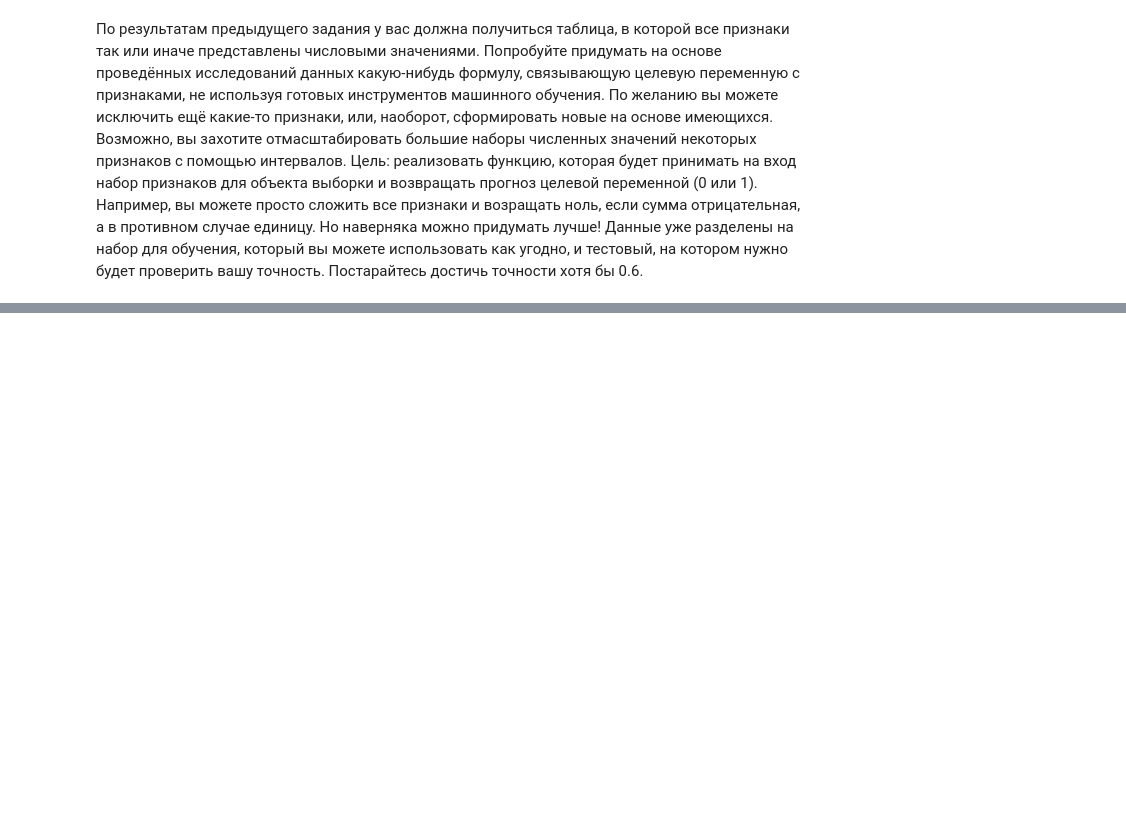
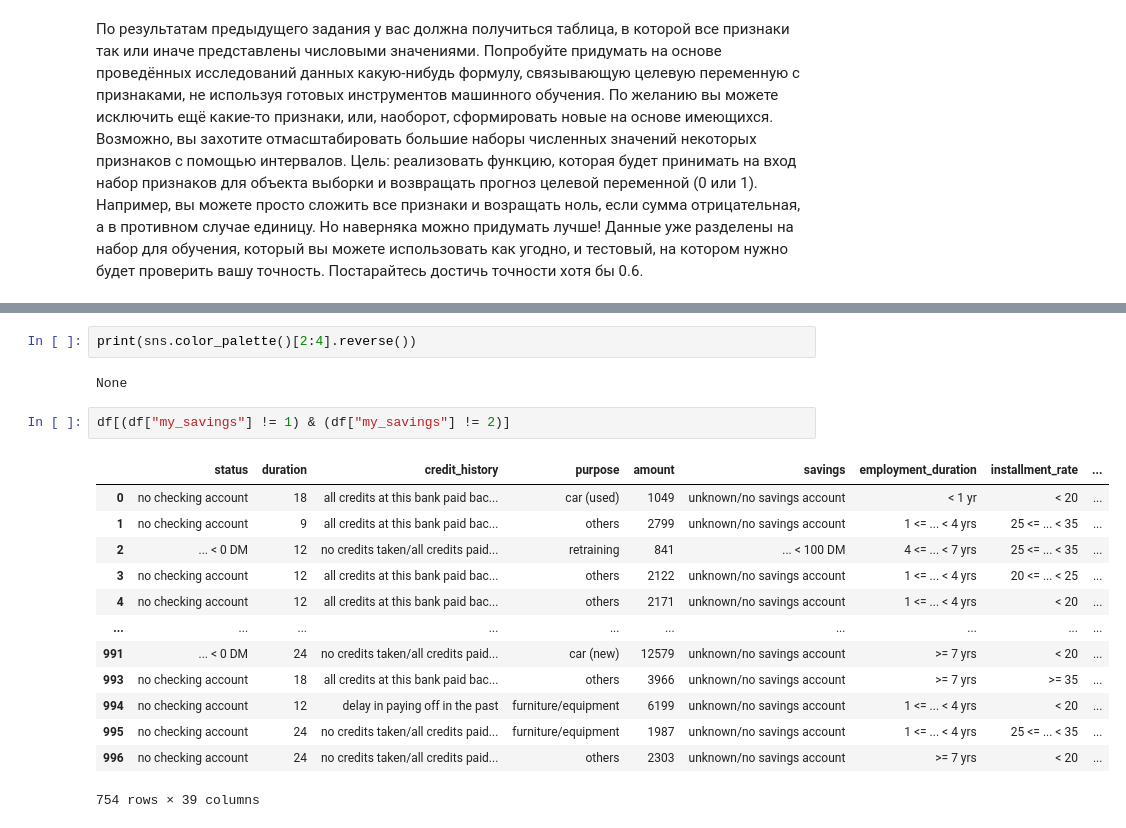
Before and after one commit to TyurinIvan/iad2021, a Jupyter notebook: hw3/hw03-EDA.ipynb, the cells around one changed output, grey strips where cells are left out. Cells and saved outputs as stored; diff of their text form; blank space fills up the shorter version.

```diff
--- a/hw3/hw03-EDA.ipynb
+++ b/hw3/hw03-EDA.ipynb
@@ -335,0 +389,20 @@ df
+# %%
+print(sns.color_palette()[2:4].reverse())
+# %% [output]
+None
+# %%
+df[(df["my_savings"] != 1) & (df["my_savings"] != 2)]
+# %% [output]
+|  | status | duration | credit_history | purpose | amount | savings | employment_duration | installment_rate | ... |
+| 0 | no checking account | 18 | all credits at this bank paid bac... | car (used) | 1049 | unknown/no savings account | < 1 yr | < 20 | ... |
+| 1 | no checking account | 9 | all credits at this bank paid bac... | others | 2799 | unknown/no savings account | 1 <= ... < 4 yrs | 25 <= ... < 35 | ... |
+| 2 | ... < 0 DM | 12 | no credits taken/all credits paid... | retraining | 841 | ... < 100 DM | 4 <= ... < 7 yrs | 25 <= ... < 35 | ... |
+| 3 | no checking account | 12 | all credits at this bank paid bac... | others | 2122 | unknown/no savings account | 1 <= ... < 4 yrs | 20 <= ... < 25 | ... |
+| 4 | no checking account | 12 | all credits at this bank paid bac... | others | 2171 | unknown/no savings account | 1 <= ... < 4 yrs | < 20 | ... |
+| ... | ... | ... | ... | ... | ... | ... | ... | ... | ... |
+| 991 | ... < 0 DM | 24 | no credits taken/all credits paid... | car (new) | 12579 | unknown/no savings account | >= 7 yrs | < 20 | ... |
+| 993 | no checking account | 18 | all credits at this bank paid bac... | others | 3966 | unknown/no savings account | >= 7 yrs | >= 35 | ... |
+| 994 | no checking account | 12 | delay in paying off in the past | furniture/equipment | 6199 | unknown/no savings account | 1 <= ... < 4 yrs | < 20 | ... |
+| 995 | no checking account | 24 | no credits taken/all credits paid... | furniture/equipment | 1987 | unknown/no savings account | 1 <= ... < 4 yrs | 25 <= ... < 35 | ... |
+| 996 | no checking account | 24 | no credits taken/all credits paid... | others | 2303 | unknown/no savings account | >= 7 yrs | < 20 | ... |
+754 rows × 39 columns
```
Also changed, not shown: parts of 13 cells of this notebook.
